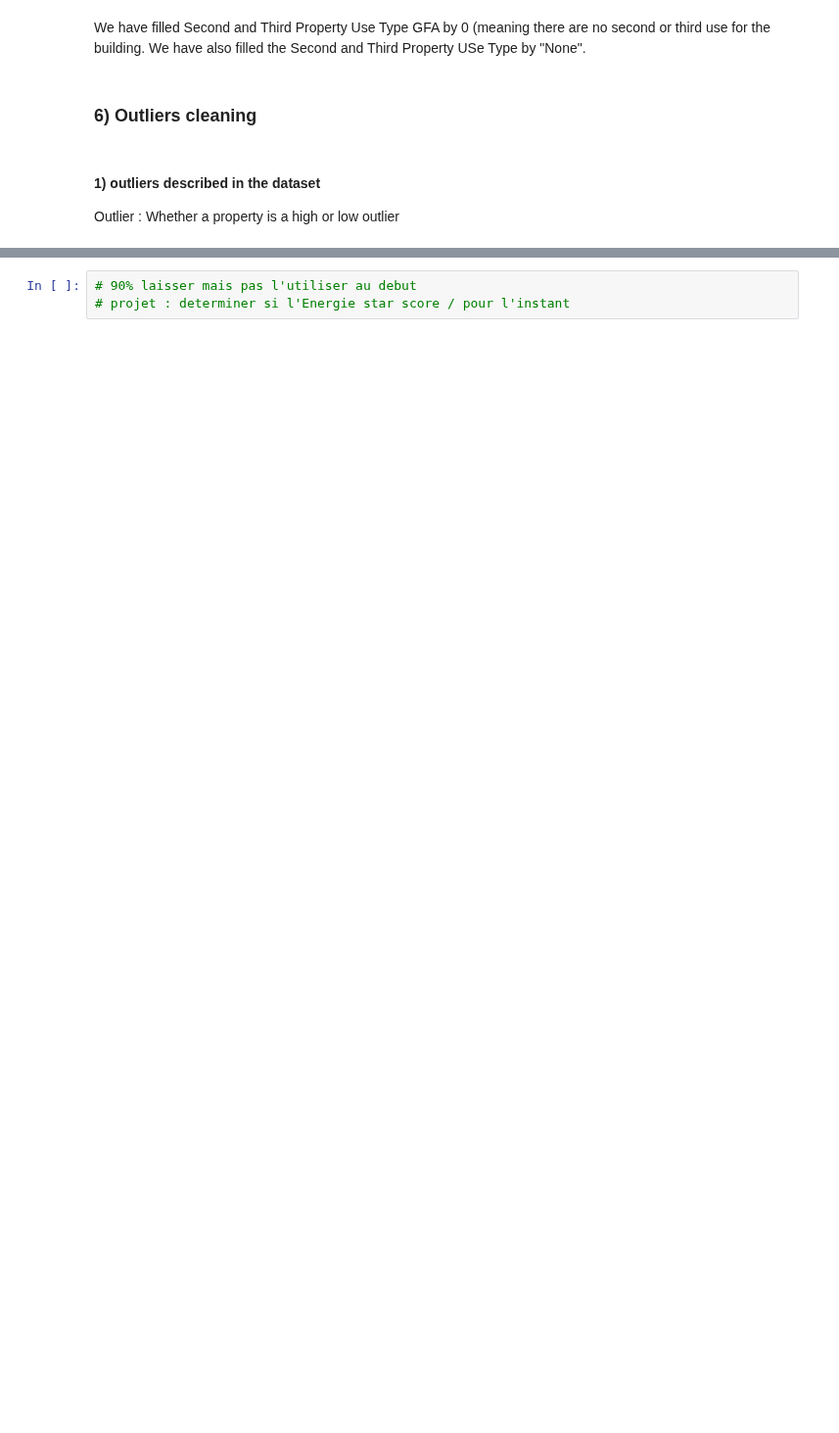
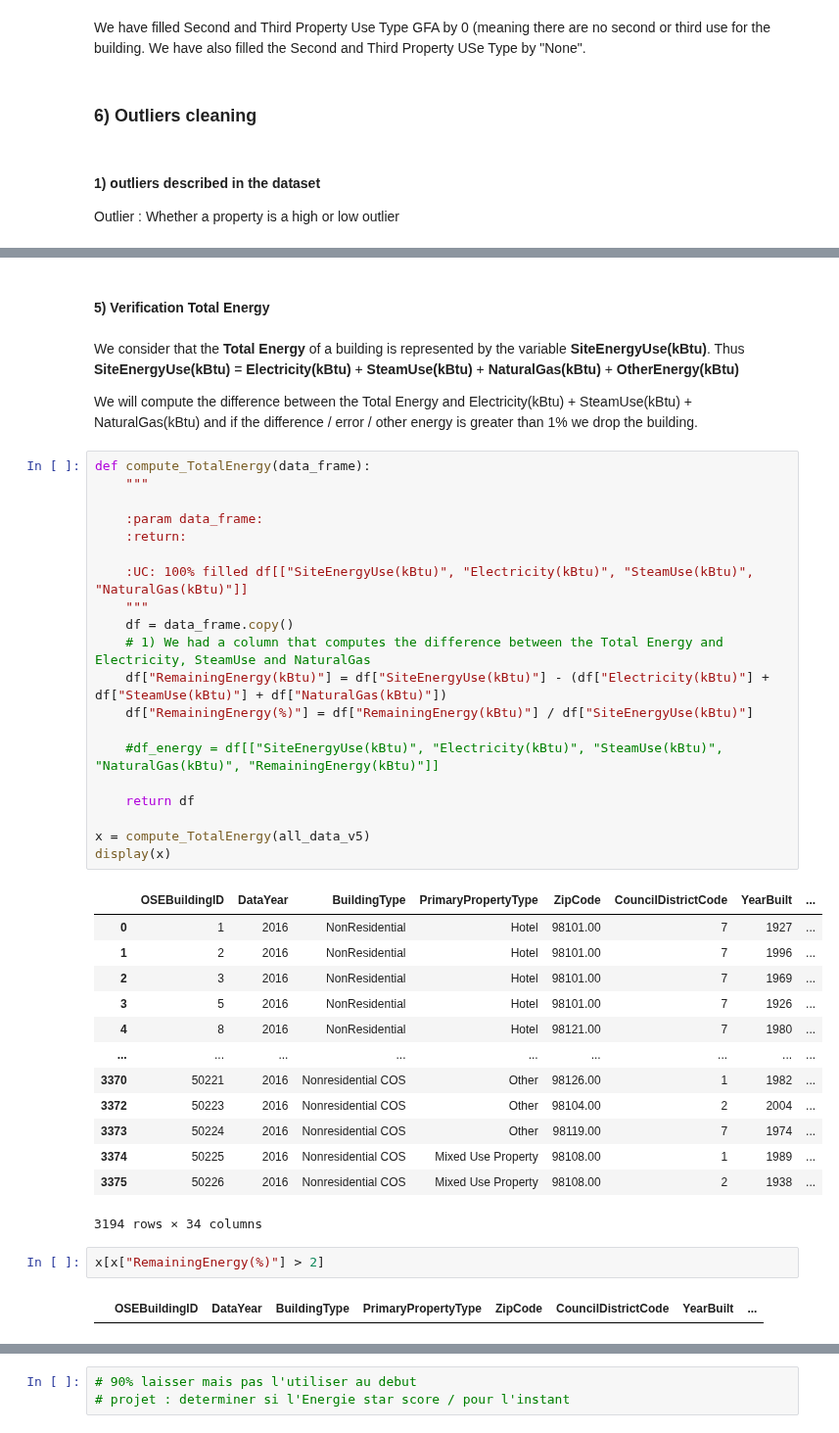
Before and after one commit to oumeima-elgharbi/P4_Data_Science_OpenClassrooms, a Jupyter notebook: P4_01_preprocess.ipynb, the cells around one changed output, grey strips where cells are left out. Shown at 98% size. Cells and saved outputs as stored; diff of their text form; blank space fills up the shorter version.

```diff
--- a/P4_01_preprocess.ipynb
+++ b/P4_01_preprocess.ipynb
@@ -558 +633,46 @@ Kindergarten through high school (K–12) buildings in the US use an average of
+# %% [markdown]
+#### 5) Verification Total Energy
+# %% [markdown]
+We consider that the **Total Energy** of a building is represented by the variable **SiteEnergyUse(kBtu)**.
+Thus  **SiteEnergyUse(kBtu)** = **Electricity(kBtu)** + **SteamUse(kBtu)** + **NaturalGas(kBtu)** + **OtherEnergy(kBtu)**
+
+We will compute the difference between the Total Energy and Electricity(kBtu) + SteamUse(kBtu) + NaturalGas(kBtu) and if the difference / error / other energy is greater than 1% we drop the building.
+# %%
+def compute_TotalEnergy(data_frame):
+    """
+
+    :param data_frame:
+    :return:
+
+    :UC: 100% filled df[["SiteEnergyUse(kBtu)", "Electricity(kBtu)", "SteamUse(kBtu)", "NaturalGas(kBtu)"]]
+    """
+    df = data_frame.copy()
+    # 1) We had a column that computes the difference between the Total Energy and Electricity, SteamUse and NaturalGas
+    df["RemainingEnergy(kBtu)"] = df["SiteEnergyUse(kBtu)"] - (df["Electricity(kBtu)"] + df["SteamUse(kBtu)"] + df["NaturalGas(kBtu)"])
+    df["RemainingEnergy(%)"] = df["RemainingEnergy(kBtu)"] / df["SiteEnergyUse(kBtu)"]
+
+    #df_energy = df[["SiteEnergyUse(kBtu)", "Electricity(kBtu)", "SteamUse(kBtu)", "NaturalGas(kBtu)", "RemainingEnergy(kBtu)"]]
+
+    return df
+
+x = compute_TotalEnergy(all_data_v5)
+display(x)
+# %% [output]
+|  | OSEBuildingID | DataYear | BuildingType | PrimaryPropertyType | ZipCode | CouncilDistrictCode | YearBuilt | ... |
+| 0 | 1 | 2016 | NonResidential | Hotel | 98101.00 | 7 | 1927 | ... |
+| 1 | 2 | 2016 | NonResidential | Hotel | 98101.00 | 7 | 1996 | ... |
+| 2 | 3 | 2016 | NonResidential | Hotel | 98101.00 | 7 | 1969 | ... |
+| 3 | 5 | 2016 | NonResidential | Hotel | 98101.00 | 7 | 1926 | ... |
+| 4 | 8 | 2016 | NonResidential | Hotel | 98121.00 | 7 | 1980 | ... |
+| ... | ... | ... | ... | ... | ... | ... | ... | ... |
+| 3370 | 50221 | 2016 | Nonresidential COS | Other | 98126.00 | 1 | 1982 | ... |
+| 3372 | 50223 | 2016 | Nonresidential COS | Other | 98104.00 | 2 | 2004 | ... |
+| 3373 | 50224 | 2016 | Nonresidential COS | Other | 98119.00 | 7 | 1974 | ... |
+| 3374 | 50225 | 2016 | Nonresidential COS | Mixed Use Property | 98108.00 | 1 | 1989 | ... |
+| 3375 | 50226 | 2016 | Nonresidential COS | Mixed Use Property | 98108.00 | 2 | 1938 | ... |
+3194 rows × 34 columns
+# %%
+x[x["RemainingEnergy(%)"] > 2]
+# %% [output]
+|  | OSEBuildingID | DataYear | BuildingType | PrimaryPropertyType | ZipCode | CouncilDistrictCode | YearBuilt | ... |
 # %%
```
Also changed, not shown: parts of 61 cells of this notebook, 3 other files.
